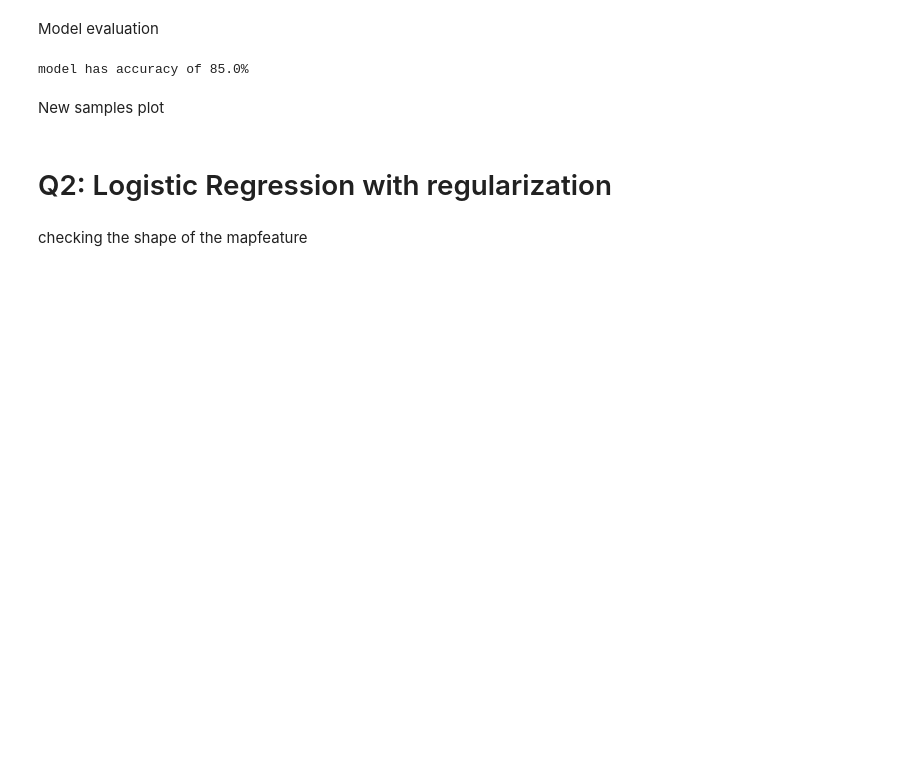
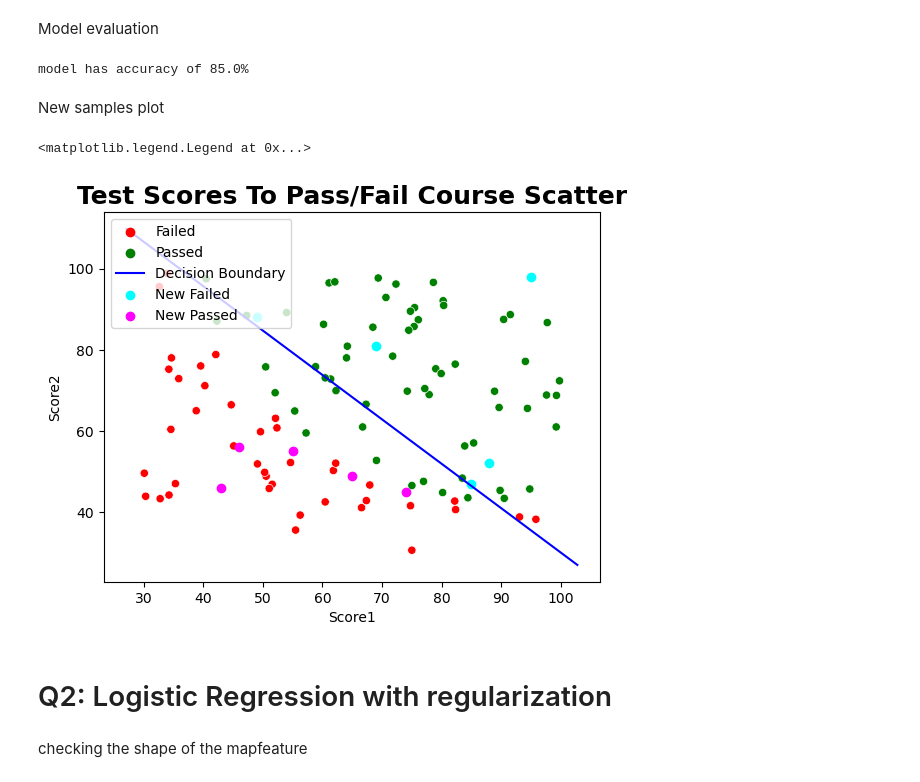
Before and after one commit to GalSarid21/MachineLearningLabs, a Jupyter notebook: Lab3/HW_3.ipynb, the cells around one changed output. Drawn from its saved outputs; the diff is of its cells as text; code cells hidden in the pictures; blank space fills up the shorter version.

```diff
--- a/Lab3/HW_3.ipynb
+++ b/Lab3/HW_3.ipynb
@@ -274,6 +275,36 @@ print(f'model has accuracy of {acc}%')
 model has accuracy of 85.0%
 # %% [markdown]
 New samples plot
+# %%
+new_score_1 = np.random.randint(30, 100, 10)
+new_score_2 = np.random.randint(30, 100, 10)
+new_x = np.array(list(zip(np.ones(10), new_score_1, new_score_2)))
+predictions = single_variable_model.predict(new_x, threshold=0.5)
+
+ax = single_variable_model.scatter_plot_dataset()
+single_variable_model.plot_decision_boundary_2D()
+
+new_passed_x1 = []
+new_passed_x2 = []
+new_failed_x1 = []
+new_failed_x2 = []
+
+for x1, x2, p in zip(new_score_1, new_score_2, predictions):
+    if p == 1:
+        new_passed_x1.append(x1)
+        new_passed_x2.append(x2)
+    else:
+        new_failed_x1.append(x1)
+        new_failed_x2.append(x2)
+
+ax.scatter(new_passed_x1, new_passed_x2, c='cyan', label='New Passed')
+ax.scatter(new_failed_x1, new_failed_x2, c='magenta', label='New Failed')
+
+legend_handles, _ = ax.get_legend_handles_labels()
+plt.legend(legend_handles, ['Failed', 'Passed', 'Decision Boundary', 'New Failed', 'New Passed'])
+# %% [output]
+<matplotlib.legend.Legend at 0x...>
+[figure, added]
 # %% [markdown]
 # Q2: Logistic Regression with regularization
 # %% [markdown]
```
Also changed, not shown: parts of 5 cells of this notebook.
